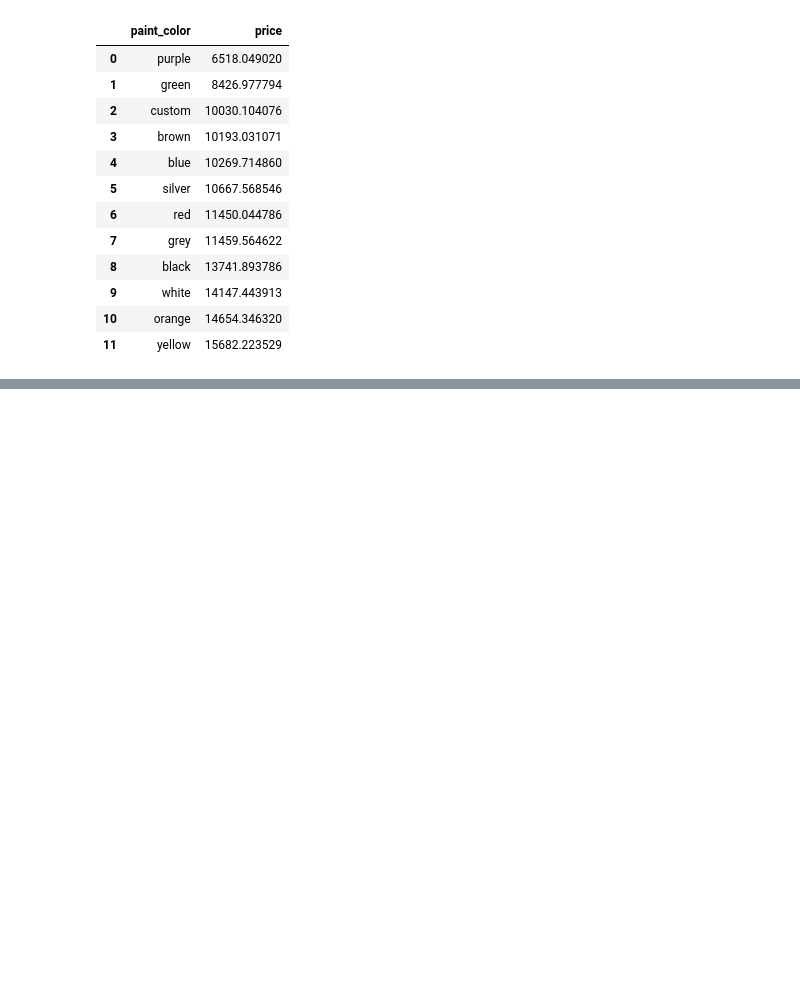
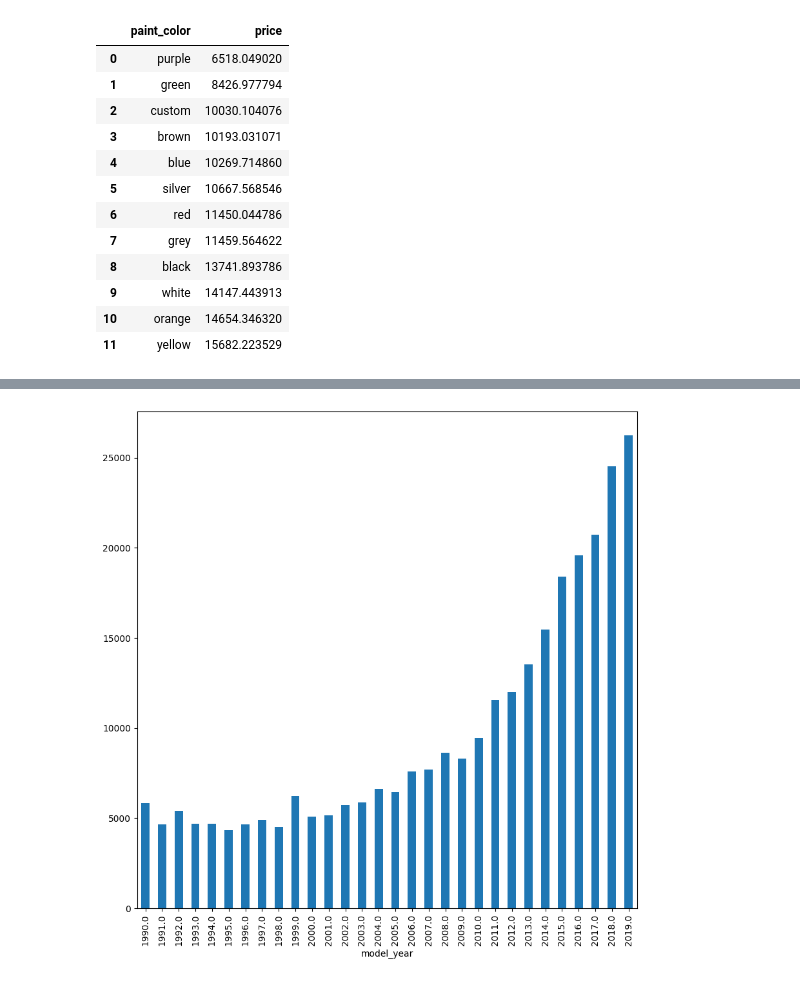
Before and after one commit to nelsonj1614/sdt_project, a Jupyter notebook: notebooks/eda.ipynb, the cells around one changed output, grey strips where cells are left out. Saved outputs shown, nothing was run; the diff lists cells and outputs as text; code cells hidden in the pictures; blank space fills up the shorter version.

```diff
--- a/notebooks/eda.ipynb
+++ b/notebooks/eda.ipynb
@@ -130,3 +133,6 @@ color_data
 labels = color_data['paint_color']
 values = color_data['price']
 px.bar(x=labels,y=values)
+# %%
+df_1990_on = df[df['model_year'] > 1989.0]
+df_1990_on
@@ -132,0 +153,6 @@ px.bar(x=labels,y=values)
+# %%
+plt.figure(figsize=(10,10))
+df_1990_on.groupby('model_year')['price'].mean().plot(kind='bar')
+plt.show()
+# %% [output]
+[figure, added]
```
Also changed, not shown: parts of 5 cells of this notebook.
